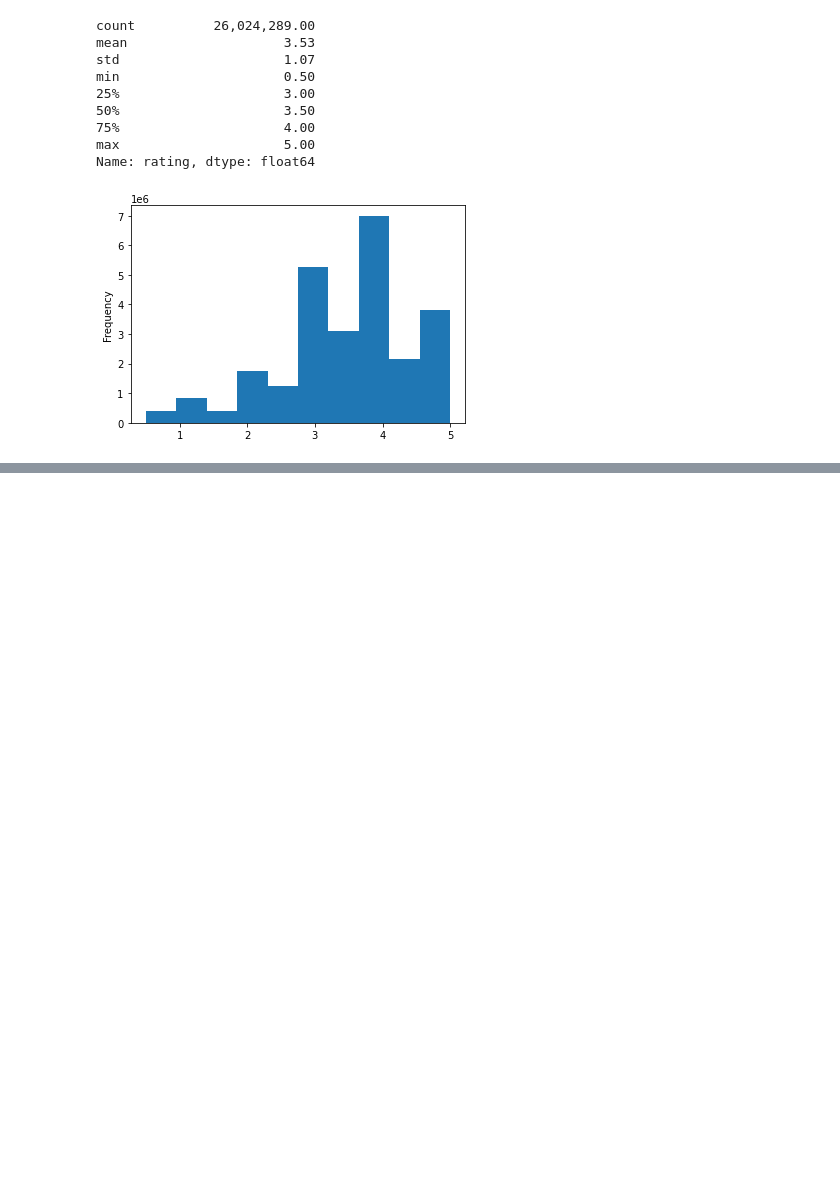
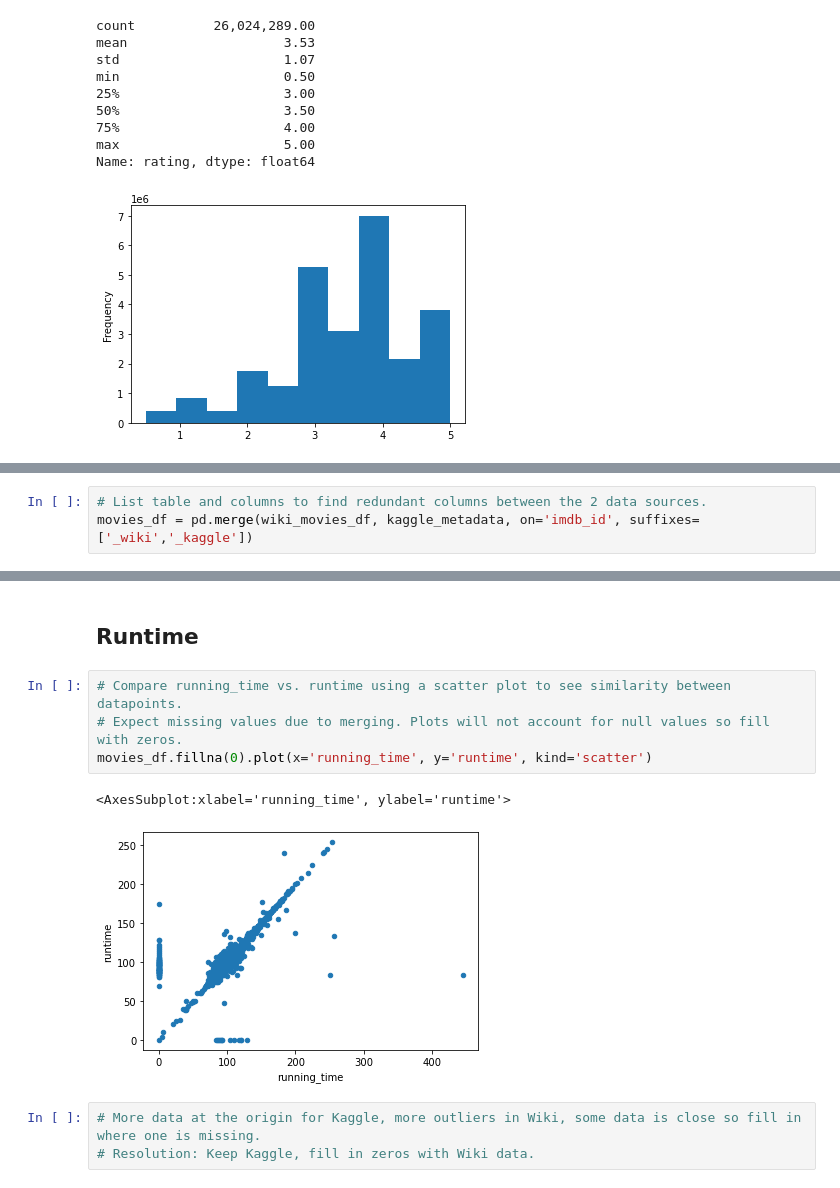
Before and after one commit to stefcenti2022/Movies-ETL, a Jupyter notebook: Movielens_Extract.ipynb, the cells around one changed output, grey strips where cells are left out. Cells and saved outputs as stored; diff of their text form; blank space fills up the shorter version.

Commit message:
Complete merge of data through Mod section 8.4.1

```diff
--- a/Movielens_Extract.ipynb
+++ b/Movielens_Extract.ipynb
@@ -1102,0 +1105,3 @@ Name: rating, dtype: float64
+# %%
+# List table and columns to find redundant columns between the 2 data sources.
+movies_df = pd.merge(wiki_movies_df, kaggle_metadata, on='imdb_id', suffixes=['_wiki','_kaggle'])
@@ -1102,0 +1191,12 @@ Name: rating, dtype: float64
+# %% [markdown]
+## Runtime
+# %%
+# Compare running_time vs. runtime using a scatter plot to see similarity between datapoints.
+# Expect missing values due to merging. Plots will not account for null values so fill with zeros.
+movies_df.fillna(0).plot(x='running_time', y='runtime', kind='scatter')
+# %% [output]
+<AxesSubplot:xlabel='running_time', ylabel='runtime'>
+[figure, added]
+# %%
+# More data at the origin for Kaggle, more outliers in Wiki, some data is close so fill in where one is missing.
+# Resolution: Keep Kaggle, fill in zeros with Wiki data.
```
Also changed, not shown: parts of 55 cells of this notebook, 1 other file.
